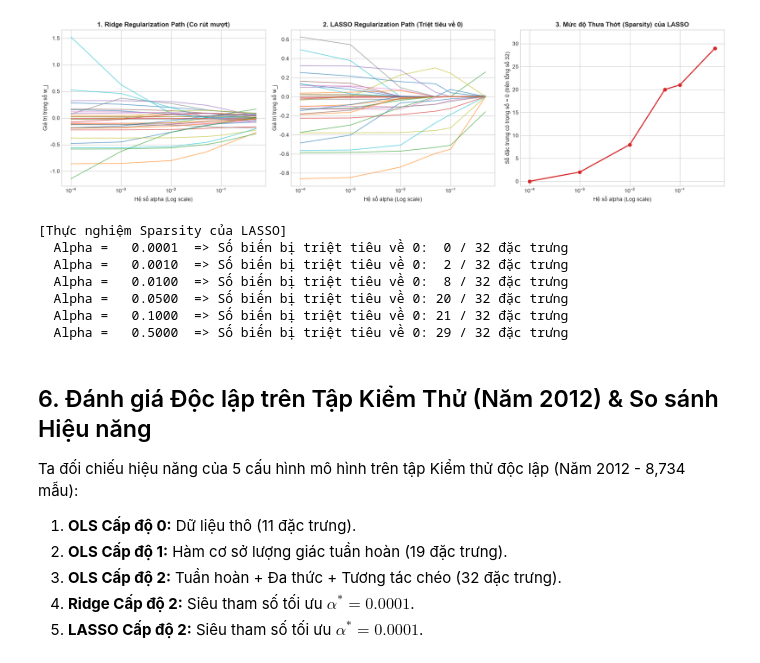
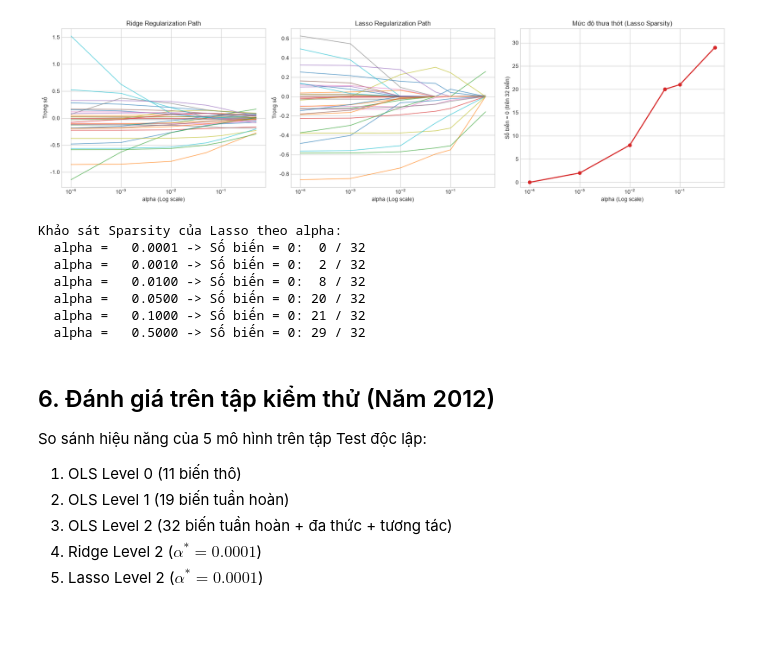
Before and after one commit to Quynh24112005/Linear-Regression-, a Jupyter notebook: Problem2 - B23DCCE081 - Lê Như Quỳnh/Problem2_BasisExpansion_Regularization.ipynb, the cells around one changed output. Drawn from its saved outputs; the diff is of its cells as text; code cells hidden in the pictures; blank space fills up the shorter version.

```diff
--- a/Problem2 - B23DCCE081 - Lê Như Quỳnh/Problem2_BasisExpansion_Regularization.ipynb
+++ b/Problem2 - B23DCCE081 - Lê Như Quỳnh/Problem2_BasisExpansion_Regularization.ipynb
@@ -263,5 +204,5 @@ Khi tăng số lượng đặc trưng từ 11 lên 32, không gian giả thuyế
 # %%
-class BaseRegressorScratch:
+class BaseRegressor:
     def __init__(self):
         self.w = None
         self.execution_time_ms = 0
@@ -281,7 +222,7 @@ class BaseRegressorScratch:
         return int(np.sum(np.abs(w_features) < tol))
 
 
-class OLSLinearRegression(BaseRegressorScratch):
+class OLSLinearRegression(BaseRegressor):
     def fit(self, X, y):
         start = time.time()
         X_bar = self._add_intercept(X)
@@ -291,7 +232,7 @@ class OLSLinearRegression(BaseRegressorScratch):
         return self
 
 
-class RidgeRegressionScratch(BaseRegressorScratch):
+class RidgeRegressionScratch(BaseRegressor):
     def __init__(self, alpha=1.0):
         super().__init__()
         self.alpha = float(alpha)
@@ -303,7 +244,7 @@ class RidgeRegressionScratch(BaseRegressorScratch):
         N, d = X_bar.shape
 
         I = np.eye(d, dtype=np.float64)
-        I[0, 0] = 0.0  # Không phạt hệ số chặn
+        I[0, 0] = 0.0
 
         XT_X = np.dot(X_bar.T, X_bar)
         XT_y = np.dot(X_bar.T, y_col)
@@ -312,7 +253,7 @@ class RidgeRegressionScratch(BaseRegressorScratch):
         return self
 
 
-class LassoRegressionScratch(BaseRegressorScratch):
+class LassoRegressionScratch(BaseRegressor):
     def __init__(self, alpha=0.01, epochs=300, tol=1e-5):
         super().__init__()
         self.alpha = float(alpha)
@@ -345,7 +286,6 @@ class LassoRegressionScratch(BaseRegressorScratch):
                 rho_j = np.dot(X_bar[:, j], residual)
 
                 if j == 0:
-                    # Hệ số chặn: Không áp dụng phạt L1
                     self.w[j] = rho_j / z[j]
                 else:
                     self.w[j] = self._soft_thresholding(rho_j, l1_penalty) / z[j]
@@ -356,5 +296,3 @@ class LassoRegressionScratch(BaseRegressorScratch):
         self.w = self.w.reshape(-1, 1)
         self.execution_time_ms = (time.time() - start) * 1000.0
         return self
-
-print("[Hoàn tất] Cài đặt OLS, Ridge và LASSO Coordinate Descent từ First Principles.")
@@ -451,5 +370,4 @@ plt.show()
 # %%
-# Khảo sát sự biến thiên của trọng số theo alpha (Regularization Paths)
 path_alphas = [1e-4, 1e-3, 1e-2, 0.05, 0.1, 0.5]
 ridge_coef_paths = []
 lasso_coef_paths = []
@@ -461,62 +379,62 @@ for a in path_alphas:
 
     m_l = LassoRegressionScratch(alpha=a, epochs=250).fit(X_tr_l2, y_train)
     lasso_coef_paths.append(m_l.w[1:].flatten())
     lasso_sparsities.append(m_l.get_sparsity())
 
 ridge_coef_paths = np.array(ridge_coef_paths)
 lasso_coef_paths = np.array(lasso_coef_paths)
 
 fig, axes = plt.subplots(1, 3, figsize=(18, 5))
 
-# Đồ thị 1: Ridge Regularization Path
+# Ridge path
 ax = axes[0]
 for j in range(32):
     ax.plot(path_alphas, ridge_coef_paths[:, j], lw=1.2, alpha=0.7)
 ax.set_xscale('log')
-ax.set_title('1. Ridge Regularization Path (Co rút mượt)', fontweight='bold', fontsize=12)
-ax.set_xlabel('Hệ số alpha (Log scale)')
-ax.set_ylabel('Giá trị trọng số w_j')
+ax.set_title('Ridge Regularization Path', fontsize=12)
+ax.set_xlabel('alpha (Log scale)')
+ax.set_ylabel('Trọng số')
 
-# Đồ thị 2: LASSO Regularization Path
+# Lasso path
 ax = axes[1]
 for j in range(32):
     ax.plot(path_alphas, lasso_coef_paths[:, j], lw=1.2, alpha=0.7)
 ax.set_xscale('log')
-ax.set_title('2. LASSO Regularization Path (Triệt tiêu về 0)', fontweight='bold', fontsize=12)
-ax.set_xlabel('Hệ số alpha (Log scale)')
-ax.set_ylabel('Giá trị trọng số w_j')
+ax.set_title('Lasso Regularization Path', fontsize=12)
+ax.set_xlabel('alpha (Log scale)')
+ax.set_ylabel('Trọng số')
 
-# Đồ thị 3: Số lượng trọng số bị triệt tiêu về 0 (Sparsity) của LASSO
+# Sparsity
 ax = axes[2]
 ax.plot(path_alphas, lasso_sparsities, 'o-', color='#d62728', lw=2, markersize=6)
 ax.set_xscale('log')
-ax.set_title('3. Mức độ Thưa Thớt (Sparsity) của LASSO', fontweight='bold', fontsize=12)
-ax.set_xlabel('Hệ số alpha (Log scale)')
-ax.set_ylabel('Số đặc trưng có trọng số = 0 (trên tổng số 32)')
+ax.set_title('Mức độ thưa thớt (Lasso Sparsity)', fontsize=12)
+ax.set_xlabel('alpha (Log scale)')
+ax.set_ylabel('Số biến = 0 (trên 32 biến)')
 ax.set_ylim(-1, 33)
 
 plt.tight_layout()
 plt.show()
 
-print(f"[Thực nghiệm Sparsity của LASSO]")
+print("Khảo sát Sparsity của Lasso theo alpha:")
 for a, sp in zip(path_alphas, lasso_sparsities):
-    print(f"  Alpha = {a:8.4f}  => Số biến bị triệt tiêu về 0: {sp:2d} / 32 đặc trưng")
+    print(f"  alpha = {a:8.4f} -> Số biến = 0: {sp:2d} / 32")
 # %% [output]
-[figure, old version]
+[figure, new version]
-[Thực nghiệm Sparsity của LASSO]
-  Alpha =   0.0001  => Số biến bị triệt tiêu về 0:  0 / 32 đặc trưng
-  Alpha =   0.0010  => Số biến bị triệt tiêu về 0:  2 / 32 đặc trưng
-  Alpha =   0.0100  => Số biến bị triệt tiêu về 0:  8 / 32 đặc trưng
-  Alpha =   0.0500  => Số biến bị triệt tiêu về 0: 20 / 32 đặc trưng
-  Alpha =   0.1000  => Số biến bị triệt tiêu về 0: 21 / 32 đặc trưng
-  Alpha =   0.5000  => Số biến bị triệt tiêu về 0: 29 / 32 đặc trưng
+Khảo sát Sparsity của Lasso theo alpha:
+  alpha =   0.0001 -> Số biến = 0:  0 / 32
+  alpha =   0.0010 -> Số biến = 0:  2 / 32
+  alpha =   0.0100 -> Số biến = 0:  8 / 32
+  alpha =   0.0500 -> Số biến = 0: 20 / 32
+  alpha =   0.1000 -> Số biến = 0: 21 / 32
+  alpha =   0.5000 -> Số biến = 0: 29 / 32
 # %% [markdown]
-## 6. Đánh giá Độc lập trên Tập Kiểm Thử (Năm 2012) & So sánh Hiệu năng
+## 6. Đánh giá trên tập kiểm thử (Năm 2012)
 
-Ta đối chiếu hiệu năng của 5 cấu hình mô hình trên tập Kiểm thử độc lập (Năm 2012 - 8,734 mẫu):
-1. **OLS Cấp độ 0:** Dữ liệu thô (11 đặc trưng).
-2. **OLS Cấp độ 1:** Hàm cơ sở lượng giác tuần hoàn (19 đặc trưng).
-3. **OLS Cấp độ 2:** Tuần hoàn + Đa thức + Tương tác chéo (32 đặc trưng).
-4. **Ridge Cấp độ 2:** Siêu tham số tối ưu $\alpha^* = 0.0001$.
-5. **LASSO Cấp độ 2:** Siêu tham số tối ưu $\alpha^* = 0.0001$.
+So sánh hiệu năng của 5 mô hình trên tập Test độc lập:
+1. OLS Level 0 (11 biến thô)
+2. OLS Level 1 (19 biến tuần hoàn)
+3. OLS Level 2 (32 biến tuần hoàn + đa thức + tương tác)
+4. Ridge Level 2 ($\alpha^* = 0.0001$)
+5. Lasso Level 2 ($\alpha^* = 0.0001$)
 # %%
```
Also changed, not shown: parts of 22 cells of this notebook, 6 other files.
